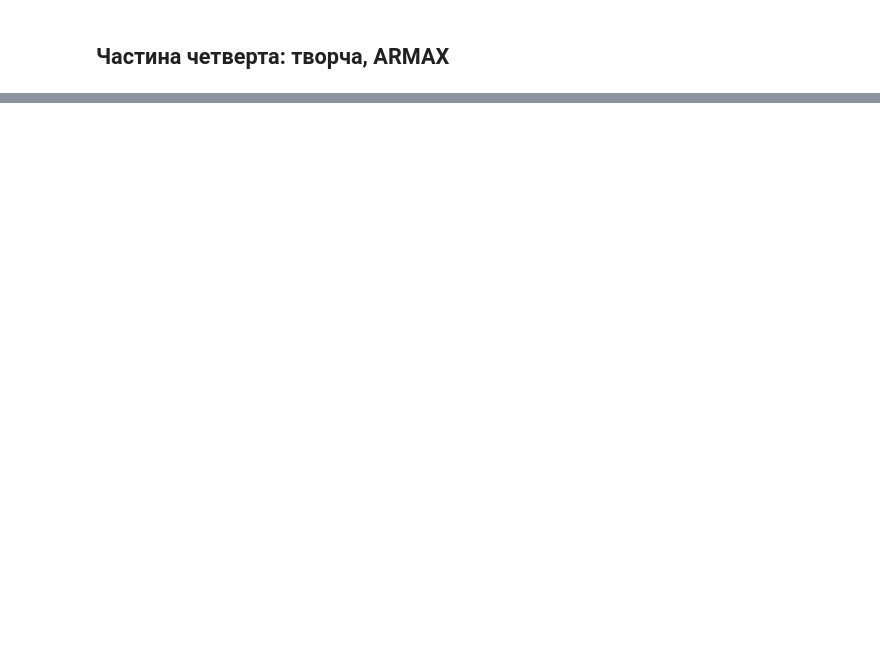
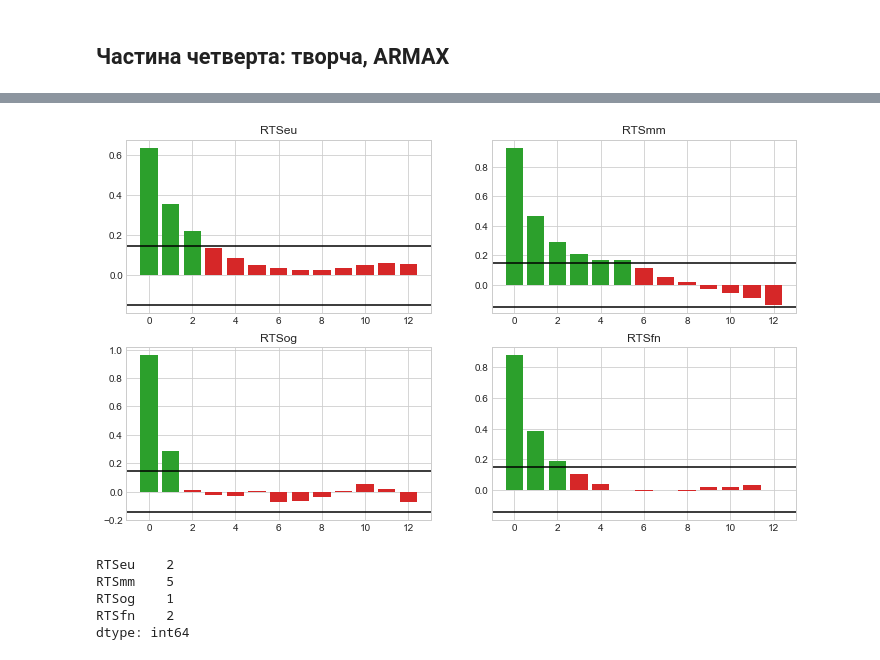
Before and after one commit to andrii0yerko/timeseries_iasa, a Jupyter notebook: lab3.ipynb, the cells around one changed output, grey strips where cells are left out. Cells and saved outputs as stored; diff of their text form; code cells hidden in the pictures; blank space fills up the shorter version.

```diff
--- a/lab3.ipynb
+++ b/lab3.ipynb
@@ -427,0 +415,3 @@ X.iloc[:,1:].apply(lambda x: PCF(y, x, 12))
+# %%
+pcf = X.iloc[:,1:].apply(lambda x: PCF(y, x, 12))
+pcf
@@ -427,0 +433,27 @@ X.iloc[:,1:].apply(lambda x: PCF(y, x, 12))
+# %%
+fig, ax = plt.subplots(2, 2, figsize=(12, 7))
+var_names = X.columns[1:].to_numpy().reshape((2, 2))
+threshold = 1.96/np.sqrt(len(X))
+
+def bar_color(values, threshold):
+    mask = abs(values) > threshold
+    return ['tab:green' if m else 'tab:red' for m in mask]
+
+for i in range(2):
+    for j in range(2):
+        ax[i][j].bar(np.arange(13), pcf[var_names[i, j]],
+                     color=bar_color(pcf[var_names[i, j]], threshold))
+        ax[i][j].axhline(threshold, c='black')
+        ax[i][j].axhline(-threshold, c='black')
+        ax[i][j].set_title(var_names[i, j])
+# %% [output]
+[figure, added]
+# %%
+exog_orders = (abs(pcf) > threshold).sum() - 1
+exog_orders
+# %% [output]
+RTSeu    2
+RTSmm    5
+RTSog    1
+RTSfn    2
+dtype: int64
```
Also changed, not shown: parts of 8 cells of this notebook.
